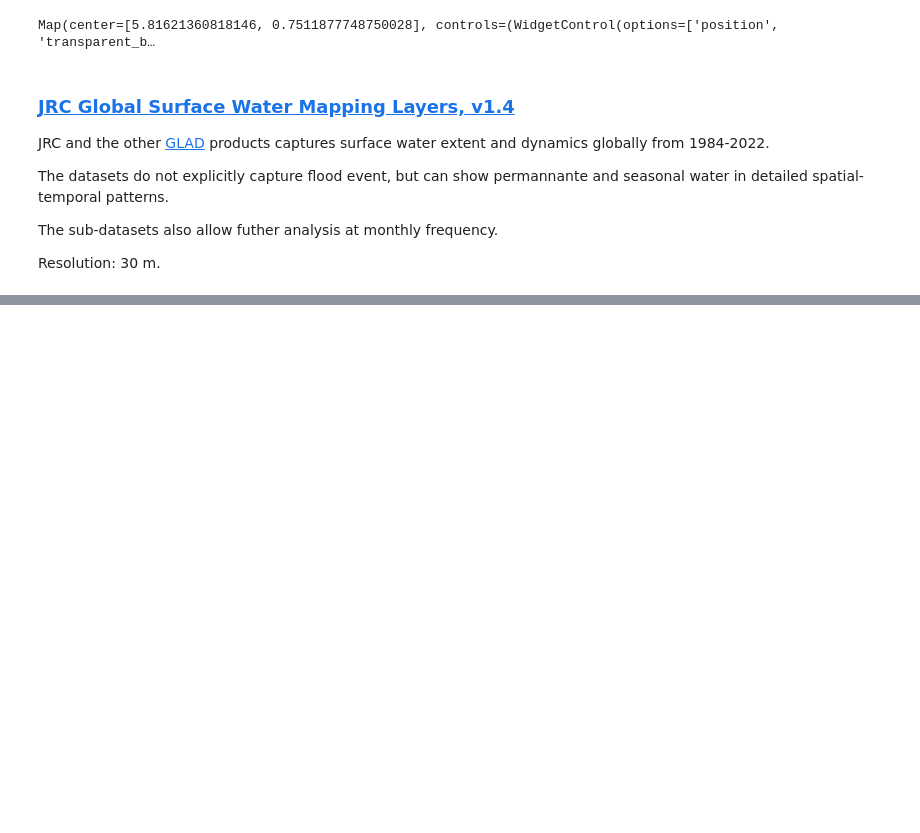
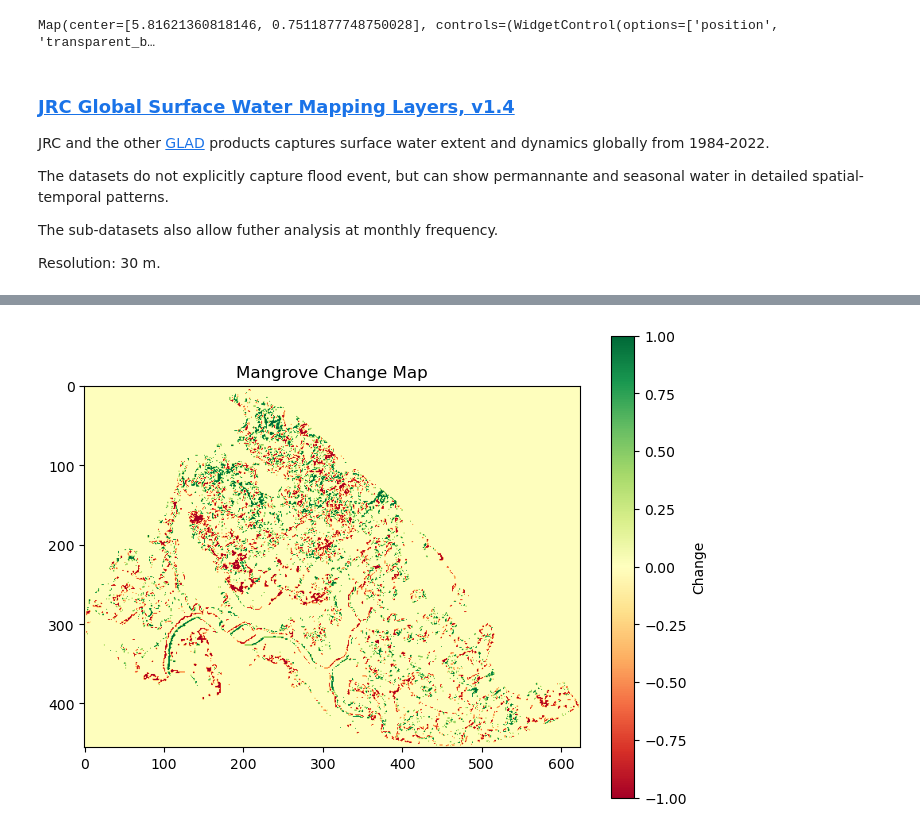
Before and after one commit to buwuyou/MayaCase, a Jupyter notebook: magroves.ipynb, the cells around one changed output, grey strips where cells are left out. Saved outputs shown, nothing was run; the diff lists cells and outputs as text; code cells hidden in the pictures; blank space fills up the shorter version.

Commit message:
addons for mangrove changes

```diff
--- a/magroves.ipynb
+++ b/magroves.ipynb
@@ -358,0 +507,18 @@ jrc = ee.Image('JRC/GSW1_4/GlobalSurfaceWater')
+# %%
+import matplotlib.pyplot as plt
+# Open the cumulative change map raster file
+with rasterio.open("cumulative_change_map.tif") as src:
+    # Read the raster data
+    cumulative_change_map = src.read(1)
+    # Get the metadata
+    profile = src.profile
+
+
+# Plot the cumulative change map
+plt.figure(figsize=(8, 6))
+plt.imshow(cumulative_change_map, cmap='RdYlGn', vmin=-1, vmax=1)  # Adjust vmin and vmax if necessary
+plt.colorbar(label='Change')
+plt.title('Mangrove Change Map')
+plt.show()
+# %% [output]
+[figure, added]
```
Also changed, not shown: parts of 4 cells of this notebook.
